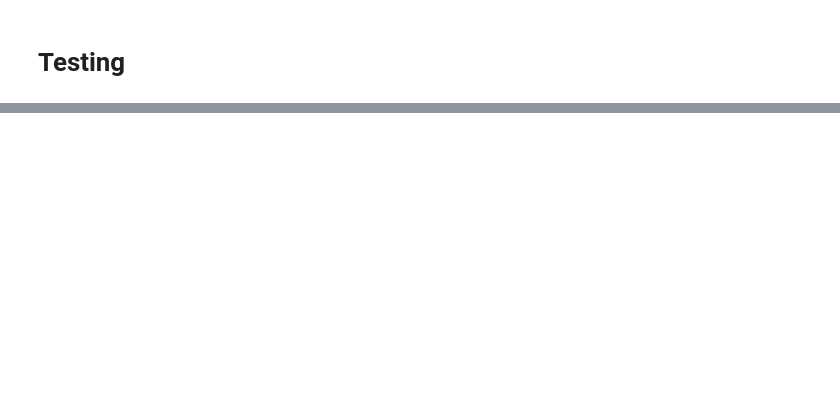
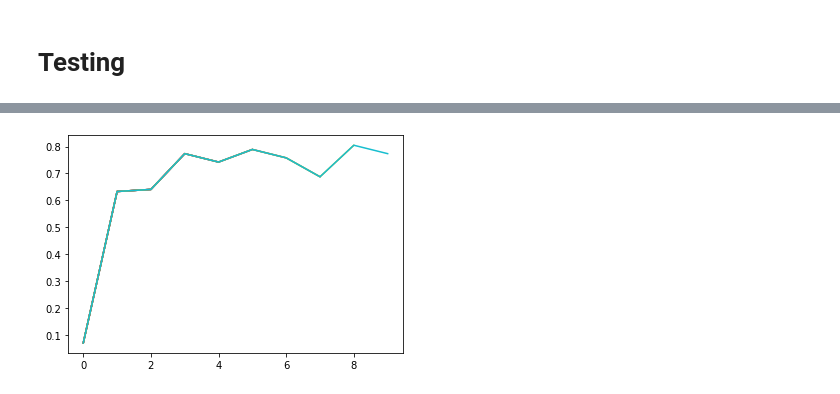
Before and after one commit to Mohadese-ghayoomi/EulerProjectSolution, a Jupyter notebook: Elearning_Exercise_.ipynb, the cells around one changed output, grey strips where cells are left out. Cells and saved outputs as stored; diff of their text form; code cells hidden in the pictures; blank space fills up the shorter version.

```diff
--- a/Elearning_Exercise_.ipynb
+++ b/Elearning_Exercise_.ipynb
@@ -299,6 +331,7 @@ b1 = tf.Variable(tf.random.normal([50], mean=0 , stddev =0.1 , dtype=np.float32)
 b2 = tf.Variable(tf.random.normal([], mean=0 , stddev =0.1 , dtype=np.float32))
 
 # training
+accuracy=[]
 for step in range(train_steps):
     img_batch, lbl_batch = data.next_batch()
     with tf.GradientTape() as tape:
@@ -318,5 +351,7 @@ for step in range(train_steps):
         preds = tf.argmax(logits, axis=1, output_type=tf.int32)
         acc = tf.reduce_mean(tf.cast(tf.equal(preds, lbl_batch),
                              tf.float32))
+        accuracy.append(acc)
         print("Loss: {} Accuracy: {}".format(xent, acc))
+        plt.plot(accuracy)
 # %% [output]
@@ -334,0 +370 @@ Loss: 0.8204893469810486 Accuracy: 0.671875
+[figure, added]
```
Also changed, not shown: parts of 18 cells of this notebook.
